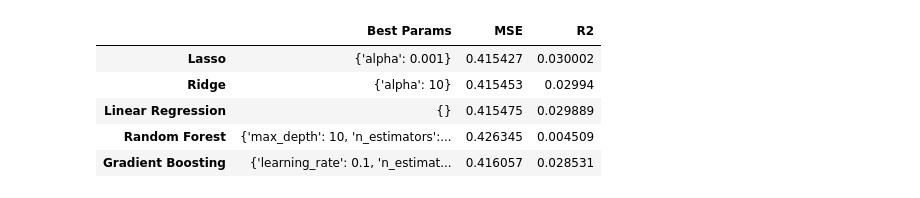
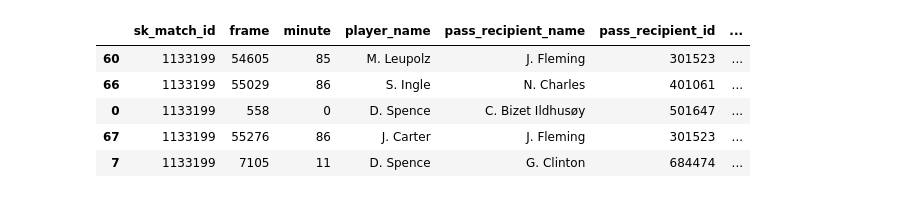
Before and after one commit to lorihe/ASI, a Jupyter notebook: model_3.ipynb, the cells around one changed output. Saved outputs shown, nothing was run; the diff lists cells and outputs as text; code cells hidden in the pictures.

```diff
--- a/model_3.ipynb
+++ b/model_3.ipynb
@@ -70,5 +128,5 @@ model_1_data = model_1_data[model_1_data['SoF']<350]
 # %%
 sampled_df = (
     model_1_data.groupby('sk_match_id', group_keys=False)
-      .apply(lambda group: group.sample(frac=0.2, random_state=42))
+      .apply(lambda group: group.sample(frac=0.6, random_state=42))
 )
@@ -82,8 +133,10 @@ Name: count, dtype: int64
+# %%
+model_df = model_1_data.loc[model_1_data.index.difference(sampled_df.index)]
 # %%
-features = ["score_diff", "SoF", "attacker_count", "defender_count"]
-target = "score"
+features = ["score_diff", "SoF", "attacker_count", "defender_count", "team", 'min_distance']
+target = "success"
 # %%
-model_df = model_1_data[features+[target]]
+model_df = model_df[features+[target]]
 # %%
 model_df.isna().sum()
 # %% [output]
@@ -227,9 +346,21 @@ Confusion Matrix:
 # %%
-results_df
+logistic_model = best_models["LogisticRegression"]
+
+# Prepare the features from sampled_df
+X_sampled = sampled_df[X_train.columns]  # Ensure the same features as X_train
+
+# Predict using the Logistic Regression model
+sampled_df_predictions = logistic_model.predict(X_sampled)
+
+# Add predictions to sampled_df
+sampled_df["predictions"] = sampled_df_predictions
+
+# Display results
+sampled_df.head()
 # %% [output]
-|  | Best Params | MSE | R2 |
-| Lasso | {'alpha': 0.001} | 0.415427 | 0.030002 |
-| Ridge | {'alpha': 10} | 0.415453 | 0.02994 |
-| Linear Regression | {} | 0.415475 | 0.029889 |
-| Random Forest | {'max_depth': 10, 'n_estimators':... | 0.426345 | 0.004509 |
-| Gradient Boosting | {'learning_rate': 0.1, 'n_estimat... | 0.416057 | 0.028531 |
+|  | sk_match_id | frame | minute | player_name | pass_recipient_name | pass_recipient_id | ... |
+| 60 | 1133199 | 54605 | 85 | M. Leupolz | J. Fleming | 301523 | ... |
+| 66 | 1133199 | 55029 | 86 | S. Ingle | N. Charles | 401061 | ... |
+| 0 | 1133199 | 558 | 0 | D. Spence | C. Bizet Ildhusøy | 501647 | ... |
+| 67 | 1133199 | 55276 | 86 | J. Carter | J. Fleming | 301523 | ... |
+| 7 | 1133199 | 7105 | 11 | D. Spence | G. Clinton | 684474 | ... |
```
Also changed, not shown: parts of 26 cells of this notebook, 9 other files.
